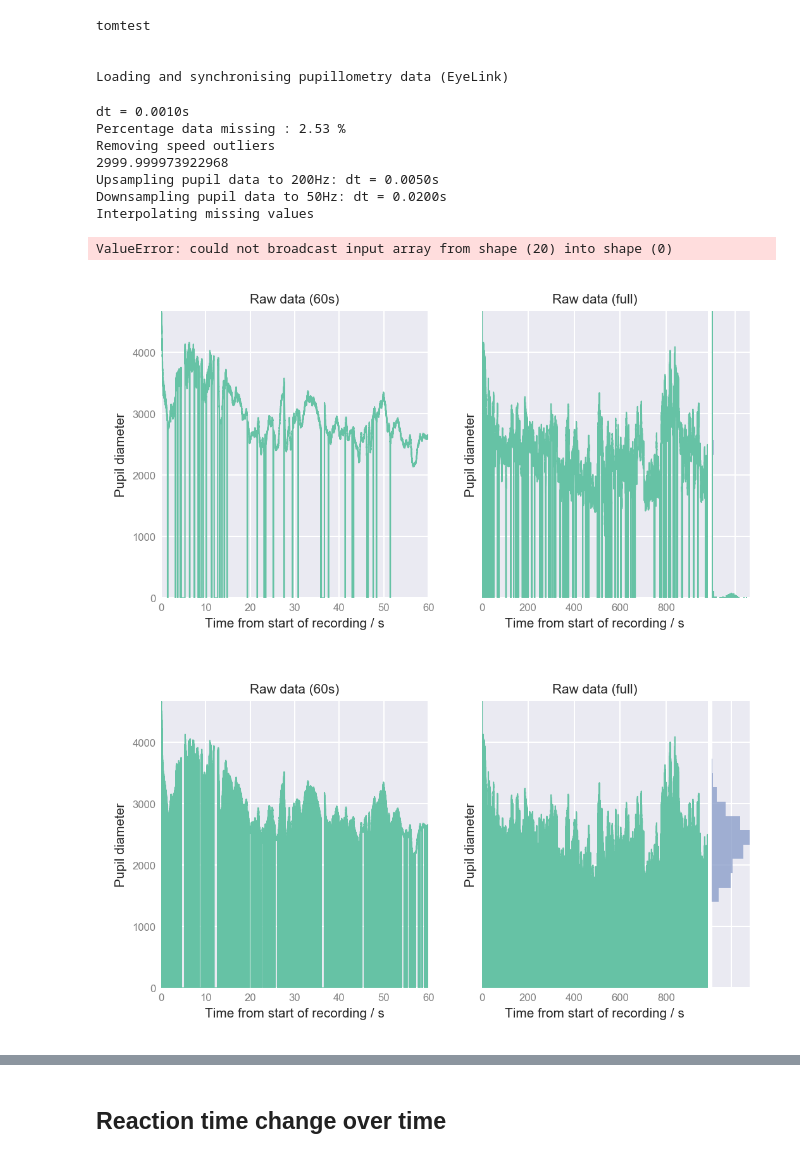
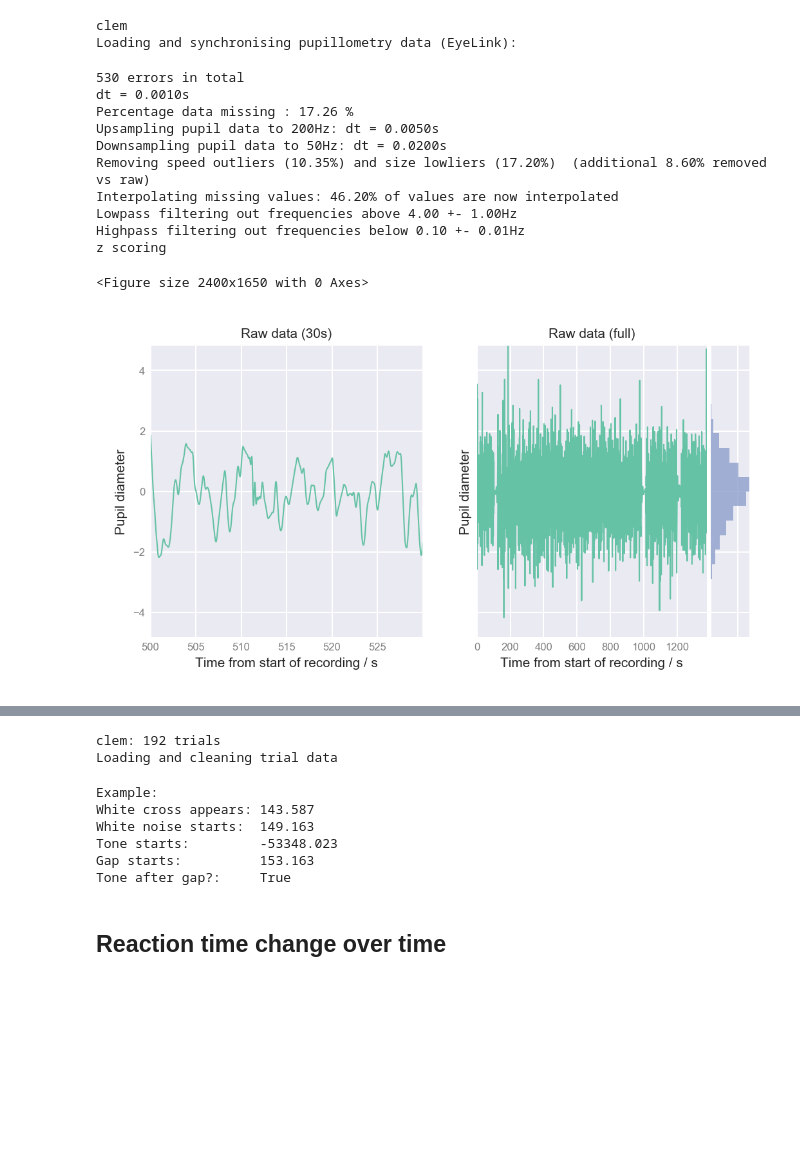
Before and after one commit to TomGeorge1234/PupillometryPipeline, a Jupyter notebook: psychophysicsPipeline.ipynb, the cells around one changed output, grey strips where cells are left out. Saved outputs shown, nothing was run; the diff lists cells and outputs as text; code cells hidden in the pictures; blank space fills up the shorter version.

```diff
--- a/psychophysicsPipeline.ipynb
+++ b/psychophysicsPipeline.ipynb
@@ -4,8 +4,9 @@ from psychophysicsUtils import *
 %autoreload 2
 # %%
 names = [
+         'clem',
          #'tadej',
-         'tomtest',
+         #'tomtest',
          #'nici',
          #'nicole',
          #'lillianne',
@@ -15,58 +16,51 @@ names = [
          #'morio',
          #'chris',
         ]
-
-machine = 'EL'
 # %%
 data = {}
 for name in names:
-    print('\n'+name)
-    if machine == 'PL':
-        pupilDiams, times, dt = loadAndSyncPupilData_PupilLabs(name)
-    elif machine == 'EL':
-        pupilDiams, times, dt = loadAndSyncPupilData(name)
-    plotPupilDiams(pupilDiams, times, dt)
+    print('\n'+name,)
+    pupilDiams, times, dt = loadAndSyncPupilData(name)
+    #plotPupilDiams(pupilDiams, times, dt)
 
-    pupilDiams = removeSpeedOutliers(pupilDiams, times, n=1)
-    plotPupilDiams(pupilDiams, times, dt)
+    pupilDiams = removeSizeAndSpeedOutliers(pupilDiams, times, n_speed=4,n_size=4, plotHist=False)
+    #plotPupilDiams(pupilDiams, times, dt)
 
     pupilDiams, times, dt = upsample(pupilDiams, times, dt, new_dt = 0.005)
-    plotPupilDiams(pupilDiams, times, dt)
+    #plotPupilDiams(pupilDiams, times, dt)
 
-    rawPupilDiams, times, dt = downsample(pupilDiams, times, dt)
-    plotPupilDiams(rawPupilDiams, times, dt)
+    rawpupilDiams, times, dt = downsample(pupilDiams, times, dt) #rawPupilDiams saved. Used later to exclude heavily interpolated trials
+    #plotPupilDiams(rawPupilDiams, times, dt)
 
-    pupilDiams = interpolatePupilDiams(rawPupilDiams, times, dt)
-    plotPupilDiams(pupilDiams, times, dt)
+    pupilDiams = interpolatePupilDiams_new(rawPupilDiams, times, dt)
+    #plotPupilDiams(pupilDiams, times, dt)
 
     pupilDiams = frequencyFilter(pupilDiams,times,dt,cutoff_freq=4, cutoff_width = 1, highpass=False)
-    plotPupilDiams(pupilDiams, times, dt)
-
+    #plotPupilDiams(pupilDiams, times, dt)
 
     pupilDiams = frequencyFilter(pupilDiams,times,dt,cutoff_freq=0.1, cutoff_width = 0.01, highpass=True)
-    plotPupilDiams(pupilDiams, times, dt, ymin='-ymax')
-
+    #plotPupilDiams(pupilDiams, times, dt, ymin='-ymax')
 
     pupilDiams = zScore(pupilDiams, normrange=[60,times[-1]-60]) #(take off a minute either end for z-scoring )
-    plotPupilDiams(pupilDiams, times, dt, ymin='-ymax', zoomRange=[200,260])
+    plotPupilDiams(pupilDiams, times, dt, ymin='-ymax', zoomRange=[500,530])
 
     data[name] = {}
     data[name]['pupilDiams'] = pupilDiams
     data[name]['rawPupilDiams'] = rawPupilDiams
     data[name]['rawtimes'] = times
     data[name]['dt'] = dt
 # %% [output]
-tomtest
-
-
-Loading and synchronising pupillometry data (EyeLink)
+clem
+Loading and synchronising pupillometry data (EyeLink):
+530 errors in total
 dt = 0.0010s
-Percentage data missing : 2.53 %
-Removing speed outliers
-2999.999973922968
+Percentage data missing : 17.26 %
 Upsampling pupil data to 200Hz: dt = 0.0050s
 Downsampling pupil data to 50Hz: dt = 0.0200s
-Interpolating missing values
+Removing speed outliers (10.35%) and size lowliers (17.20%)  (additional 8.60% removed vs raw)
+Interpolating missing values: 46.20% of values are now interpolated
+Lowpass filtering out frequencies above 4.00 +- 1.00Hz
+Highpass filtering out frequencies below 0.10 +- 0.01Hz
+z scoring
-ValueError: could not broadcast input array from shape (20) into shape (0)
+<Figure size 2400x1650 with 0 Axes>
-[figure, old version]
+[figure, new version]
-[figure, removed]
@@ -77,6 +69,9 @@ for name in names:
     trialData, times = loadAndProcessTrialData(name, data[name]['rawtimes'])
     data[name]['times'] = times
     data[name]['trialData'] = trialData
+# %% [output]
+clem: 192 trials
+Loading and cleaning trial data
 # %%
 print('Example:')
 print('White cross appears: %.3f' %data[names[0]]['trialData'][10]['whiteCrossAppears'])
@@ -84,5 +79,12 @@ print('White noise starts:  %.3f' %data[names[0]]['trialData'][10]['whiteNoiseSt
 print('Tone starts:         %.3f' %data[names[0]]['trialData'][10]['toneStart'])
 print('Gap starts:          %.3f' %data[names[0]]['trialData'][10]['gapStart'])
 print('Tone after gap?:     %r' %data[names[0]]['trialData'][10]['toneAfterGap'])
+# %% [output]
+Example:
+White cross appears: 143.587
+White noise starts:  149.163
+Tone starts:         -53348.023
+Gap starts:          153.163
+Tone after gap?:     True
 # %%
 plotNames = [
```
Also changed, not shown: parts of 11 cells of this notebook, 1 other file.
